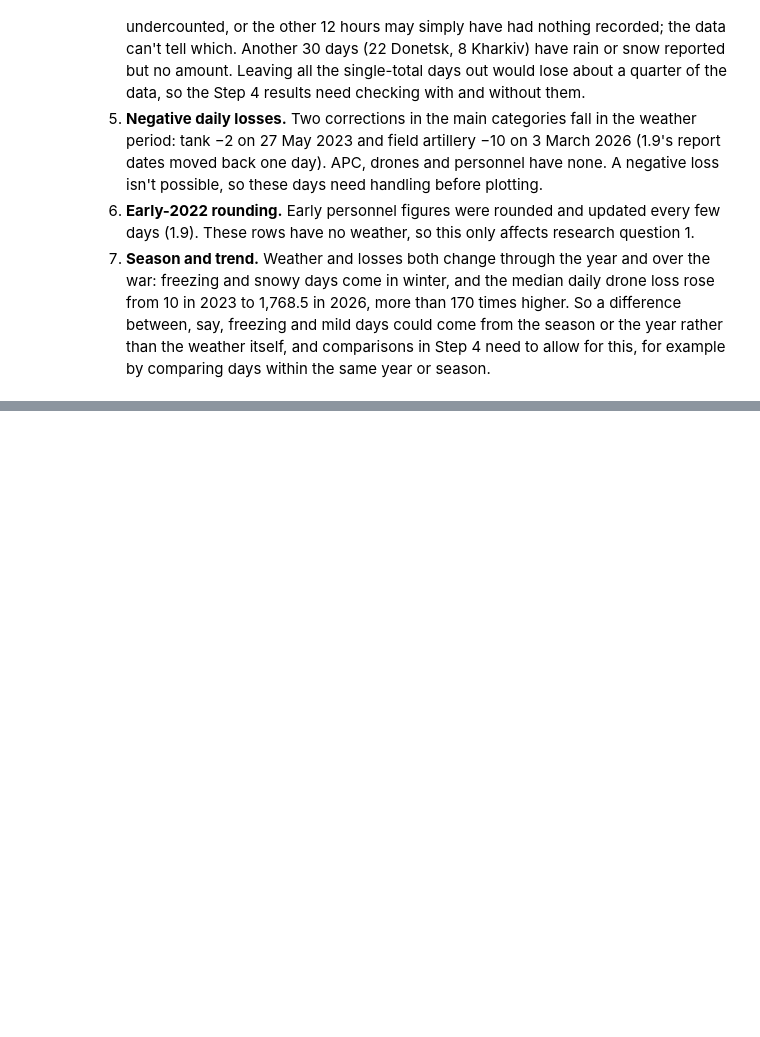
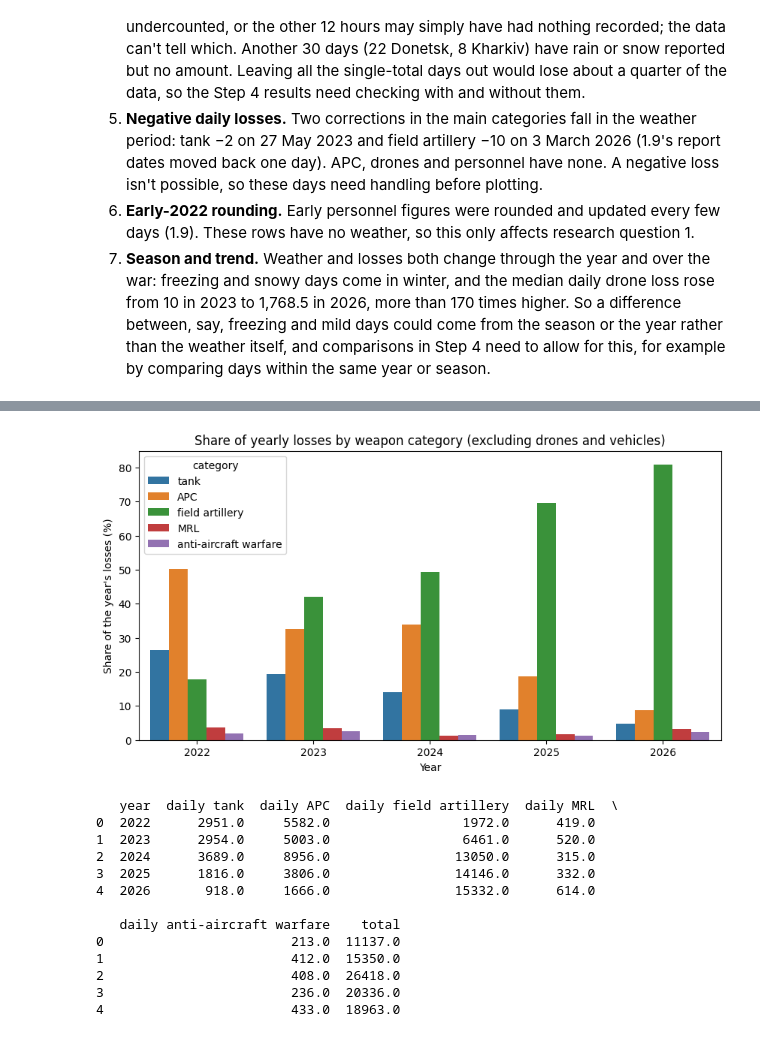
Before and after one commit to ABROCK1516/Ukraine-Losses-Weather, a Jupyter notebook: Ukraine_Losses_Weather.ipynb, the cells around one changed output, grey strips where cells are left out. Cells and saved outputs as stored; diff of their text form; code cells hidden in the pictures; blank space fills up the shorter version.

```diff
--- a/Ukraine_Losses_Weather.ipynb
+++ b/Ukraine_Losses_Weather.ipynb
@@ -2262,0 +2430,37 @@ Name: daily drone, dtype: float64
+# %%
+mix_cols = ["tank", "APC", "field artillery", "MRL", "anti-aircraft warfare"]  # five weapon categories
+mix_daily = ["daily tank", "daily APC", "daily field artillery", "daily MRL", "daily anti-aircraft warfare"]
+
+yearly = merged.groupby("year")[mix_daily].sum().reset_index()  # total losses per year in each category
+yearly["total"] = yearly[mix_daily].sum(axis=1)  # axis=1 adds across each row: all five categories together
+
+mix_rows = []  # one row per year and category
+for i in yearly.index:  # each year
+    for col in mix_cols:  # each category
+        share = yearly["daily " + col][i] / yearly["total"][i] * 100  # share of that year's total, in per cent
+        mix_rows.append([yearly["year"][i], col, share])
+mix = pd.DataFrame(mix_rows, columns=["year", "category", "share"])  # long table: year, category, share
+
+plt.figure(figsize=(10, 5))
+sns.barplot(data=mix, x="year", y="share", hue="category", errorbar=None)  # one bar per category in each year
+plt.title("Share of yearly losses by weapon category (excluding drones and vehicles)")
+plt.xlabel("Year")
+plt.ylabel("Share of the year's losses (%)")
+plt.show()
+
+print(yearly)  # yearly totals, to check the shares
+# %% [output]
+[figure, added]
+   year  daily tank  daily APC  daily field artillery  daily MRL  \
+0  2022      2951.0     5582.0                 1972.0      419.0
+1  2023      2954.0     5003.0                 6461.0      520.0
+2  2024      3689.0     8956.0                13050.0      315.0
+3  2025      1816.0     3806.0                14146.0      332.0
+4  2026       918.0     1666.0                15332.0      614.0
+
+   daily anti-aircraft warfare    total
+0                        213.0  11137.0
+1                        412.0  15350.0
+2                        408.0  26418.0
+3                        236.0  20336.0
+4                        433.0  18963.0
```
Also changed, not shown: parts of 17 cells of this notebook.
